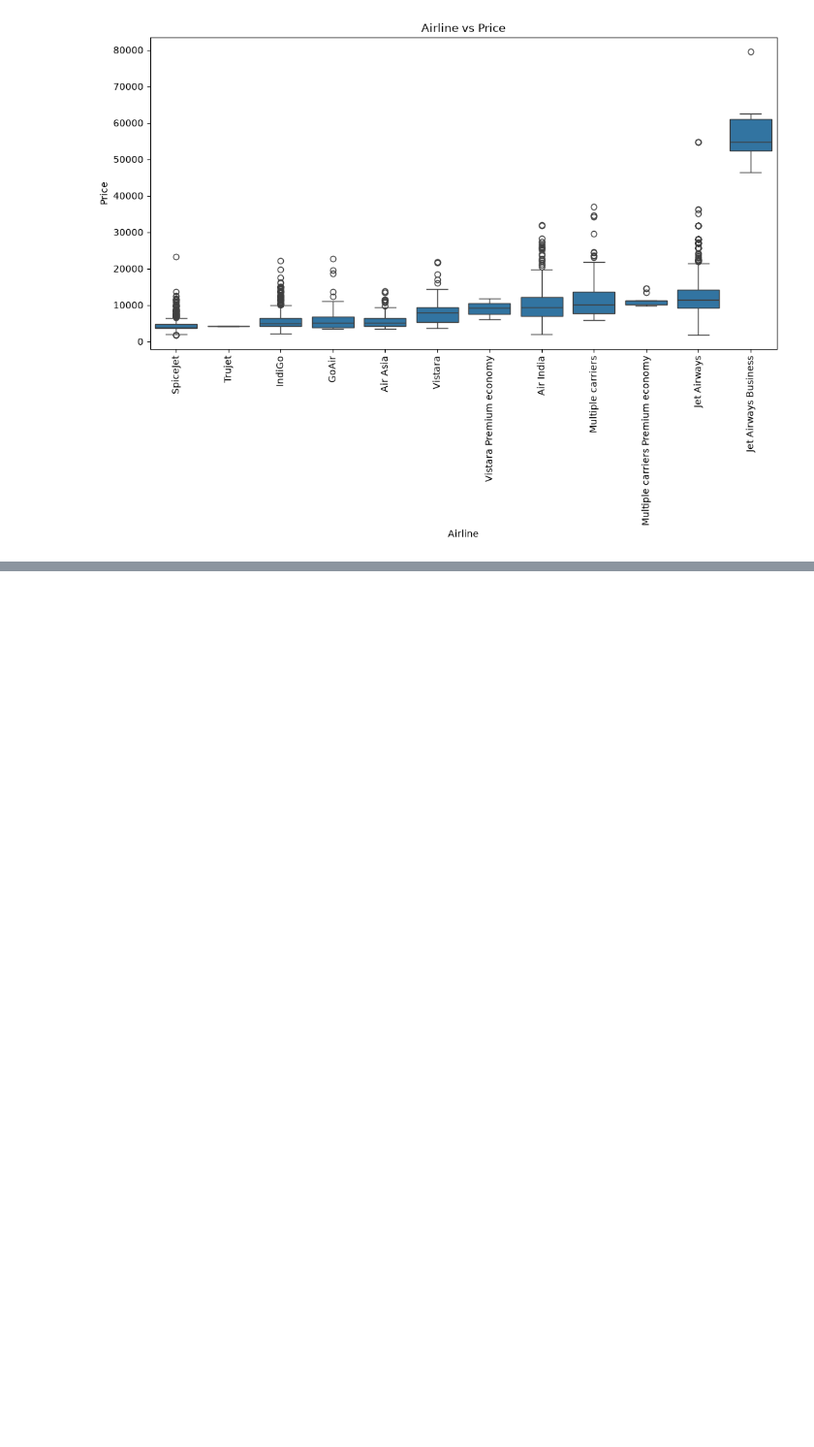
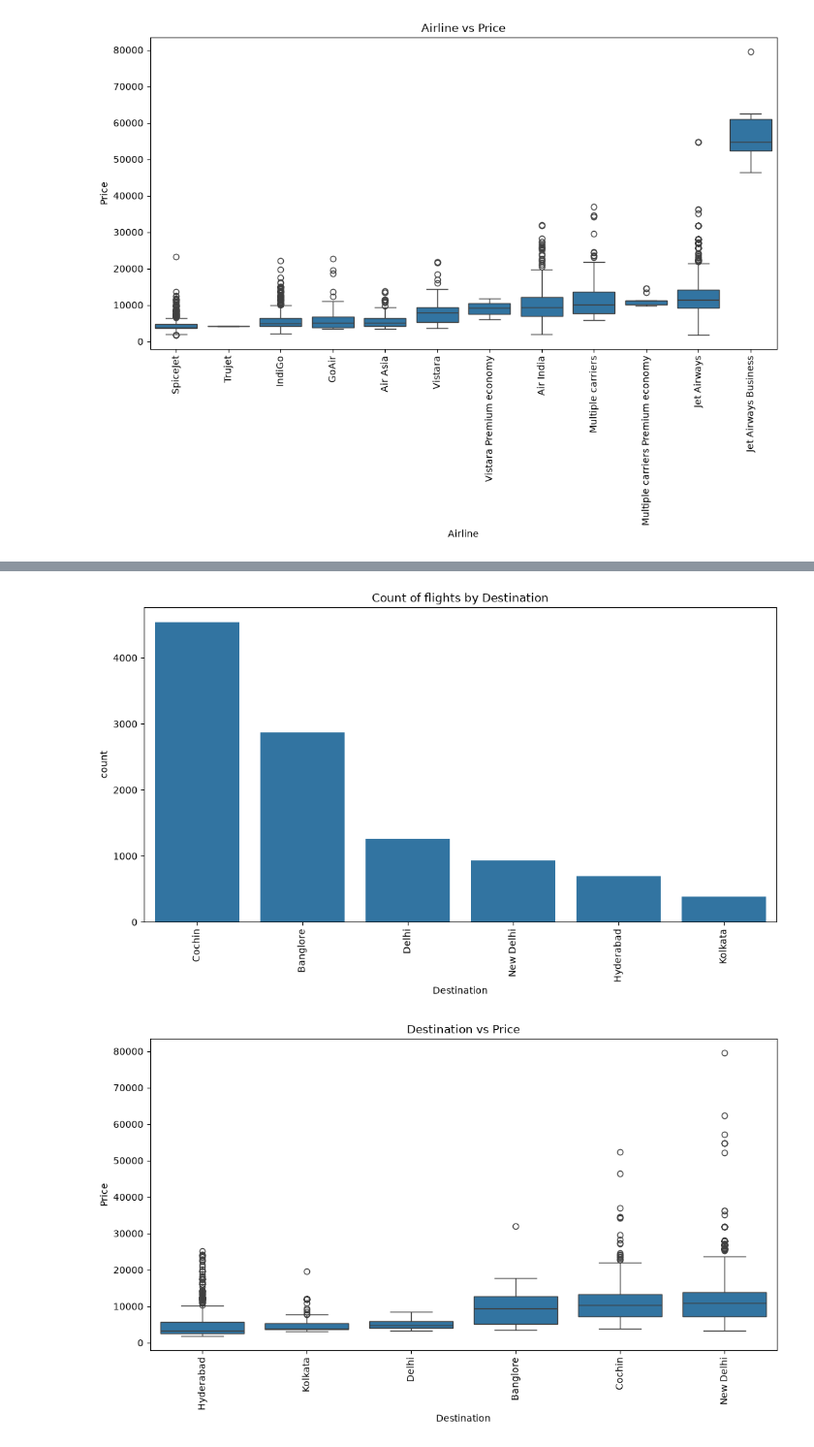
Before and after one commit to Shaurya170319/PBEL12, a Jupyter notebook: flight_price.ipynb, the cells around one changed output, grey strips where cells are left out. Shown at 97% size. Cells and saved outputs as stored; diff of their text form; code cells hidden in the pictures; blank space fills up the shorter version.

```diff
--- a/flight_price.ipynb
+++ b/flight_price.ipynb
@@ -525,0 +578,18 @@ plt.show()
+# %%
+# Plotting Destination Distribution
+plt.figure(figsize=(12,6))
+sns.countplot(data=train_data,x='Destination',order=train_data['Destination'].value_counts().index)
+plt.title('Count of flights by Destination')
+plt.xticks(rotation=90)
+plt.show()
+
+# Destination feature dependance on Price
+plt.figure(figsize=(12,6))
+sns.boxplot(data=train_data, x='Destination',y ='Price',
+order= train_data.groupby('Destination')['Price'].median().sort_values().index)
+plt.title('Destination vs Price')
+plt.xticks(rotation=90)
+plt.show()
+# %% [output]
+[figure, added]
+[figure, added]
```
Also changed, not shown: parts of 8 cells of this notebook.
